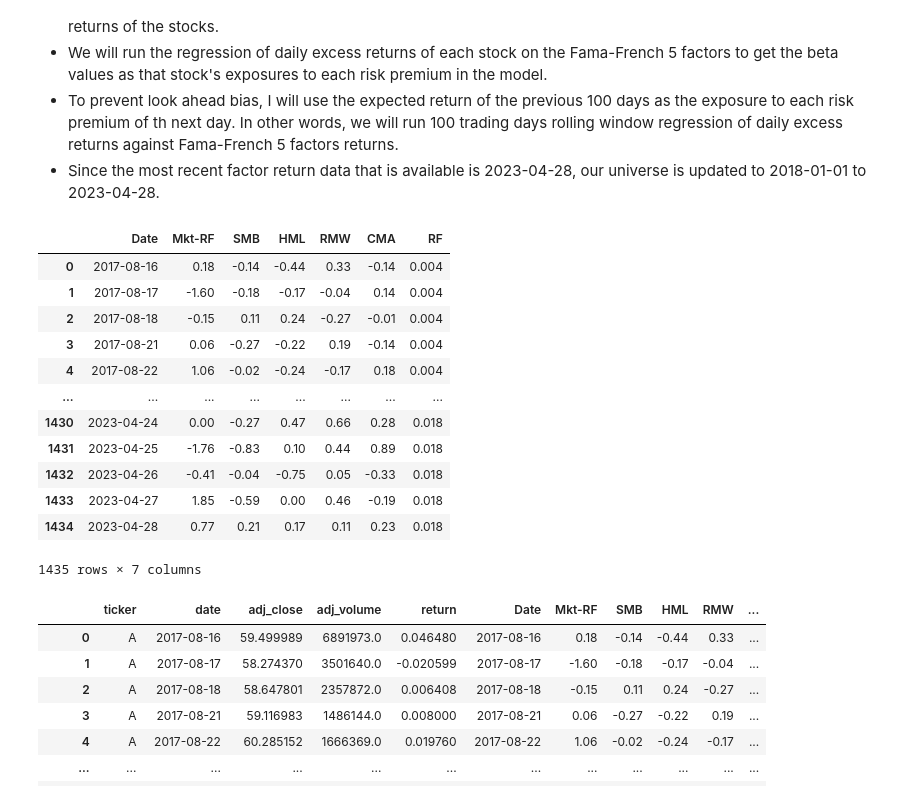
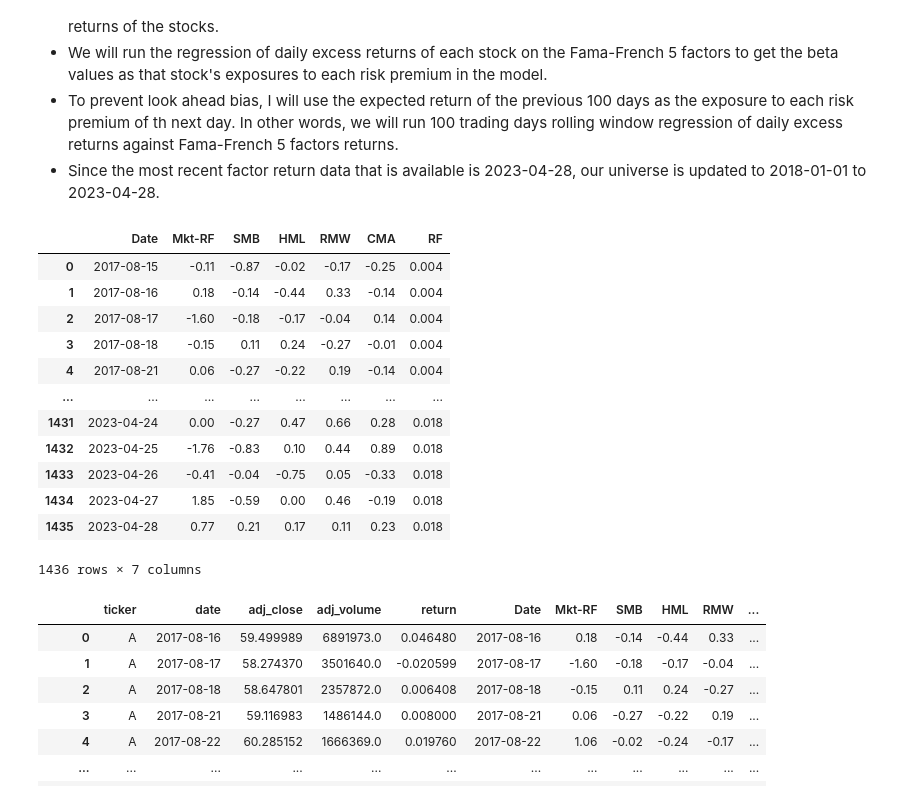
Before and after one commit to amberlee0516/ds4a-stock-price, a Jupyter notebook: Universe_and_Factors_Cindy.ipynb, the cells around one changed output. Drawn from its saved outputs; the diff is of its cells as text; code cells hidden in the pictures.

```diff
--- a/Universe_and_Factors_Cindy.ipynb
+++ b/Universe_and_Factors_Cindy.ipynb
@@ -118,22 +123,22 @@ universe.head()
 - Since the most recent factor return data that is available is 2023-04-28, our universe is updated to 2018-01-01 to 2023-04-28.
 # %%
 # Match the date of Fama-French 5 factors to the universe date time series
-F_F_5_Factors = F_F_5_Factors[(F_F_5_Factors['Date'] >= '2017-08-16') & (F_F_5_Factors['Date'] < '2023-06-01')].reset_index(drop = True)
+F_F_5_Factors = F_F_5_Factors[(F_F_5_Factors['Date'] >= '2017-08-15') & (F_F_5_Factors['Date'] < '2023-06-01')].reset_index(drop = True)
 F_F_5_Factors
 # %% [output]
 |  | Date | Mkt-RF | SMB | HML | RMW | CMA | RF |
-| 0 | 2017-08-16 | 0.18 | -0.14 | -0.44 | 0.33 | -0.14 | 0.004 |
-| 1 | 2017-08-17 | -1.60 | -0.18 | -0.17 | -0.04 | 0.14 | 0.004 |
-| 2 | 2017-08-18 | -0.15 | 0.11 | 0.24 | -0.27 | -0.01 | 0.004 |
-| 3 | 2017-08-21 | 0.06 | -0.27 | -0.22 | 0.19 | -0.14 | 0.004 |
-| 4 | 2017-08-22 | 1.06 | -0.02 | -0.24 | -0.17 | 0.18 | 0.004 |
+| 0 | 2017-08-15 | -0.11 | -0.87 | -0.02 | -0.17 | -0.25 | 0.004 |
+| 1 | 2017-08-16 | 0.18 | -0.14 | -0.44 | 0.33 | -0.14 | 0.004 |
+| 2 | 2017-08-17 | -1.60 | -0.18 | -0.17 | -0.04 | 0.14 | 0.004 |
+| 3 | 2017-08-18 | -0.15 | 0.11 | 0.24 | -0.27 | -0.01 | 0.004 |
+| 4 | 2017-08-21 | 0.06 | -0.27 | -0.22 | 0.19 | -0.14 | 0.004 |
 | ... | ... | ... | ... | ... | ... | ... | ... |
-| 1430 | 2023-04-24 | 0.00 | -0.27 | 0.47 | 0.66 | 0.28 | 0.018 |
-| 1431 | 2023-04-25 | -1.76 | -0.83 | 0.10 | 0.44 | 0.89 | 0.018 |
-| 1432 | 2023-04-26 | -0.41 | -0.04 | -0.75 | 0.05 | -0.33 | 0.018 |
-| 1433 | 2023-04-27 | 1.85 | -0.59 | 0.00 | 0.46 | -0.19 | 0.018 |
-| 1434 | 2023-04-28 | 0.77 | 0.21 | 0.17 | 0.11 | 0.23 | 0.018 |
+| 1431 | 2023-04-24 | 0.00 | -0.27 | 0.47 | 0.66 | 0.28 | 0.018 |
+| 1432 | 2023-04-25 | -1.76 | -0.83 | 0.10 | 0.44 | 0.89 | 0.018 |
+| 1433 | 2023-04-26 | -0.41 | -0.04 | -0.75 | 0.05 | -0.33 | 0.018 |
+| 1434 | 2023-04-27 | 1.85 | -0.59 | 0.00 | 0.46 | -0.19 | 0.018 |
+| 1435 | 2023-04-28 | 0.77 | 0.21 | 0.17 | 0.11 | 0.23 | 0.018 |
-1435 rows × 7 columns
+1436 rows × 7 columns
 # %%
 F_F_regression = universe.merge(F_F_5_Factors, left_on = 'date', right_on = 'Date', how = 'left')
 F_F_regression['excess_return'] = F_F_regression['return'] - F_F_regression['RF']
```
Also changed, not shown: parts of 3 cells of this notebook, 2 other files.
